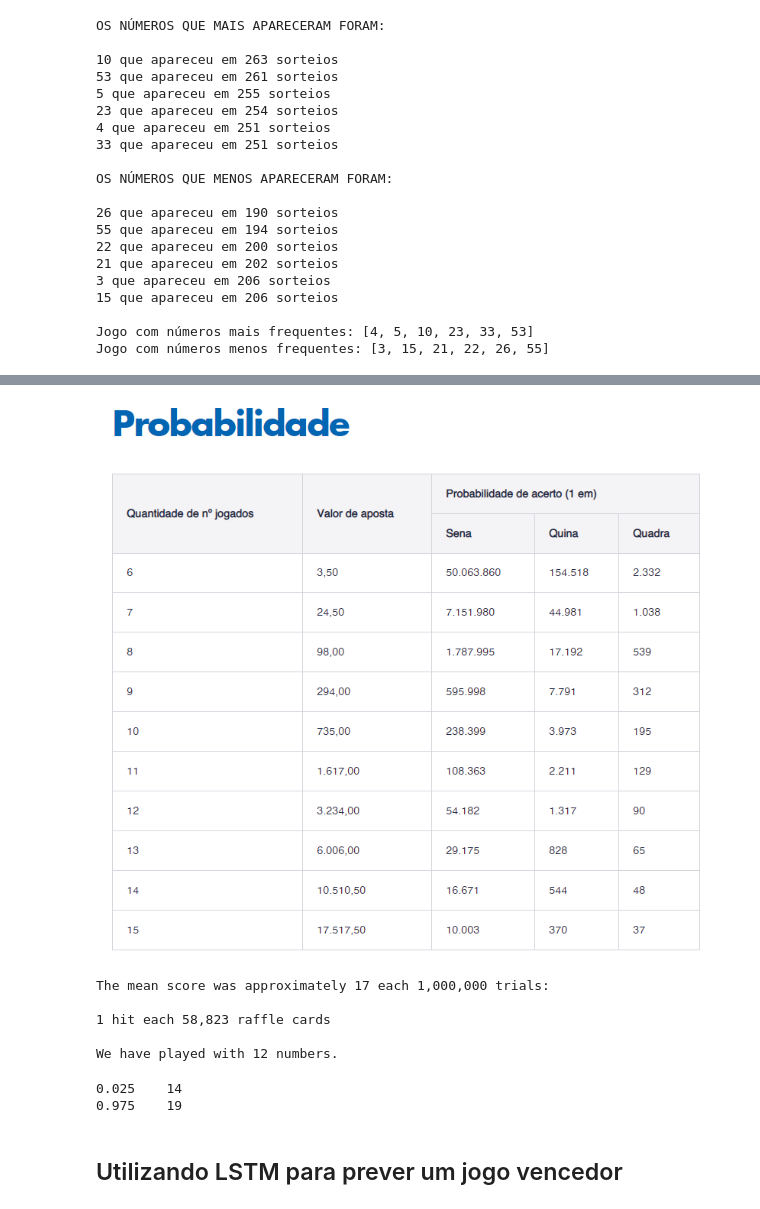
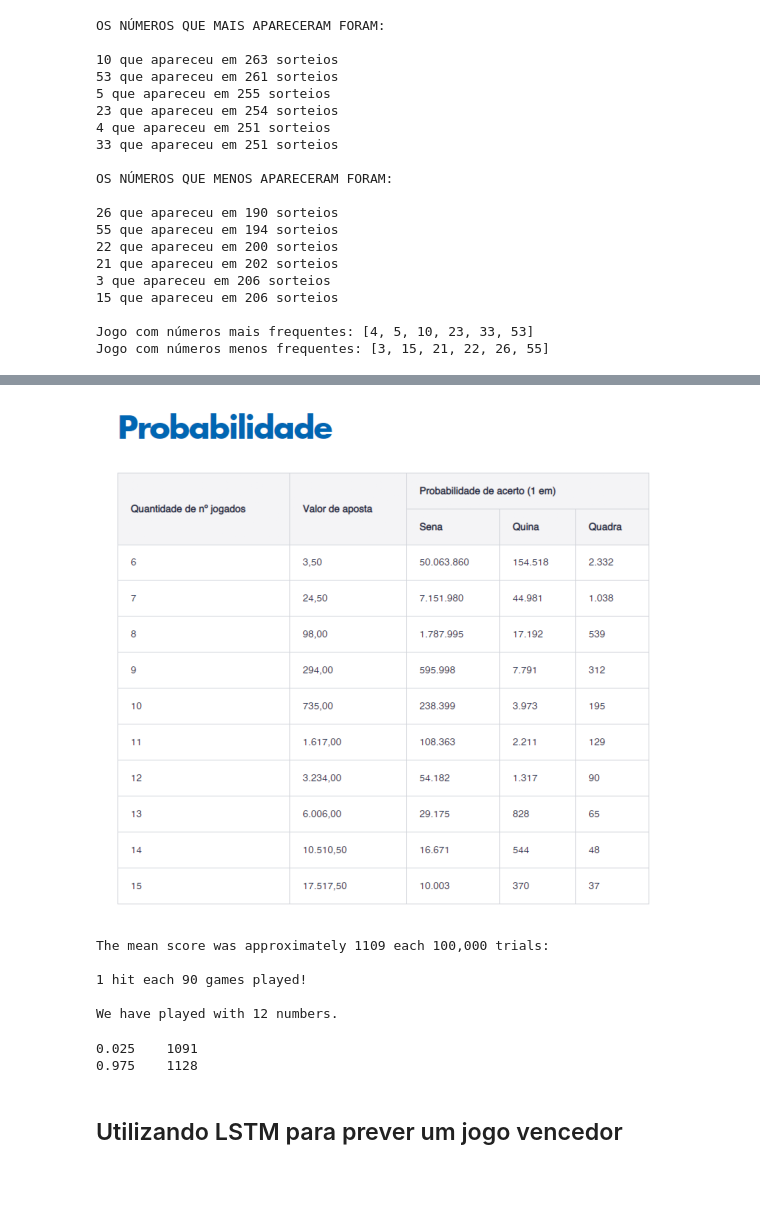
Before and after one commit to SamuelBaptista/estatistica-megasena, a Jupyter notebook: megasena.ipynb, the cells around one changed output, grey strips where cells are left out. Saved outputs shown, nothing was run; the diff lists cells and outputs as text; code cells hidden in the pictures; blank space fills up the shorter version.

```diff
--- a/megasena.ipynb
+++ b/megasena.ipynb
@@ -243,9 +243,9 @@ from src.reporter import Reporter
 # %%
 intervalo_numeros = 60              #Intevalo de números aleatórios(Ex: MegaSena = 60)
 quantidade_numeros_sorteados = 6    #Quantidade de números a serem sorteados (Ex: MegaSena = 6)
-quantidade_numeros_jogados = 12     #Quantidade de números escolhidos para jogar (Ex: MegaSena de 6 até 15)
-tentativas = 1_000_000              #Quantidade de jogos aleatórios para tentar acertar o sorteio
-amostras = 5                        #Quantidade de repetições para gerar um amostra estatística
+quantidade_numeros_jogados = 12      #Quantidade de números escolhidos para jogar (Ex: MegaSena de 6 até 15)
+tentativas = 100_000                #Quantidade de jogos aleatórios para tentar acertar o sorteio
+amostras = 10                        #Quantidade de repetições para gerar um amostra estatística
 # %%
 raffler = Raffler(numbers_range=intervalo_numeros,
                   numbers_amount=quantidade_numeros_sorteados)
@@ -273,24 +273,23 @@ Wall time: 56.7 s
 # %%
 reporter = Reporter(gambler_hits=gambler.hits_list,
                     numbers_played=gambler.numbers_played)
-# %%
-from IPython.display import Image
-Image("probabilities_table.png")
-# %% [output]
-[figure, removed]
+# %%
+reporter.show_probabilities_table()
+# %% [output]
+[figure, added]
 # %%
-reporter.number_hit_report(number=6)
+reporter.number_hit_report(number=4)
 # %% [output]
-The mean score was approximately 17 each 1,000,000 trials:
+The mean score was approximately 1109 each 100,000 trials:
 
-1 hit each 58,823 raffle cards
+1 hit each 90 games played!
 
 We have played with 12 numbers.
 # %%
-reporter.number_bootstrap_report(number=6, confidence=0.95)
+reporter.number_bootstrap_report(number=4, confidence=0.95)
 # %% [output]
-0.025    14
-0.975    19
+0.025    1091
+0.975    1128
 # %% [markdown]
 ## Utilizando LSTM para prever um jogo vencedor
 # %%
```
Also changed, not shown: parts of 5 cells of this notebook, 5 other files.
